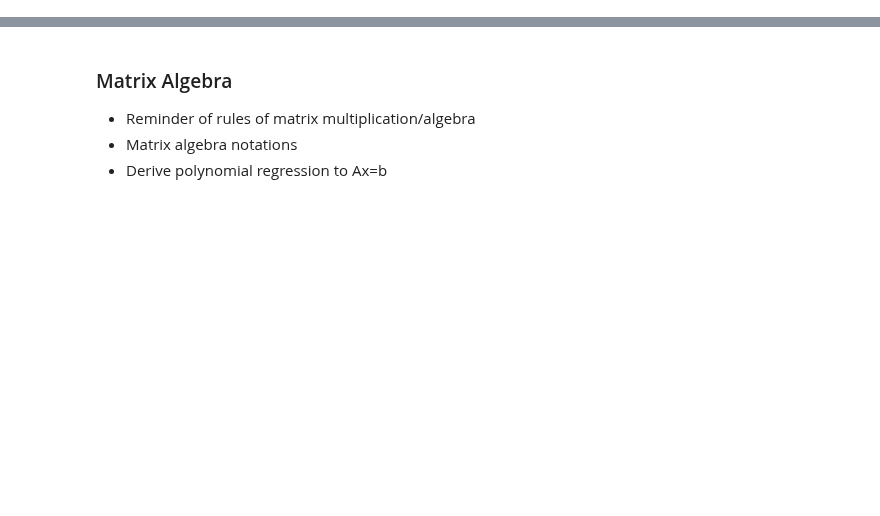
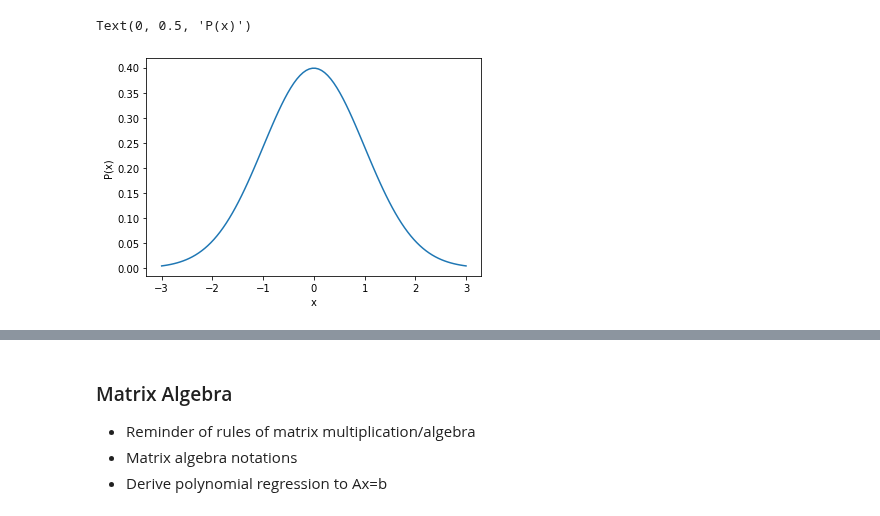
Before and after one commit to medford-group/data_analytics_for_engineers, a Jupyter notebook: modules/0-foundations/foundations.ipynb, the cells around one changed output, grey strips where cells are left out. Cells and saved outputs as stored; diff of their text form; code cells hidden in the pictures; blank space fills up the shorter version.

```diff
--- a/modules/0-foundations/foundations.ipynb
+++ b/modules/0-foundations/foundations.ipynb
@@ -8,0 +160,13 @@
+# %%
+mu = 0
+sigma = 1
+x1 = np.linspace(-3,3, 100)
+f = 1./np.sqrt(2*np.pi*sigma**2) * np.exp(-(x1-mu)**2/(2*sigma**2))
+
+fig, ax = plt.subplots()
+ax.plot(x1,f)
+ax.set_xlabel('x')
+ax.set_ylabel('P(x)')
+# %% [output]
+Text(0, 0.5, 'P(x)')
+[figure, added]
```
Also changed, not shown: parts of 41 cells of this notebook, 1 other file.
